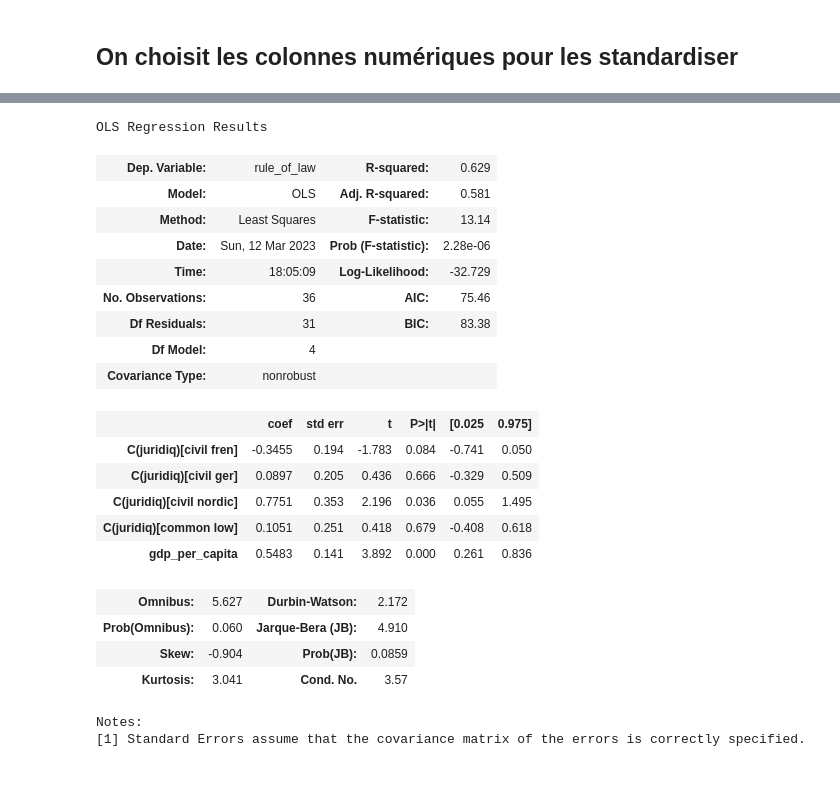
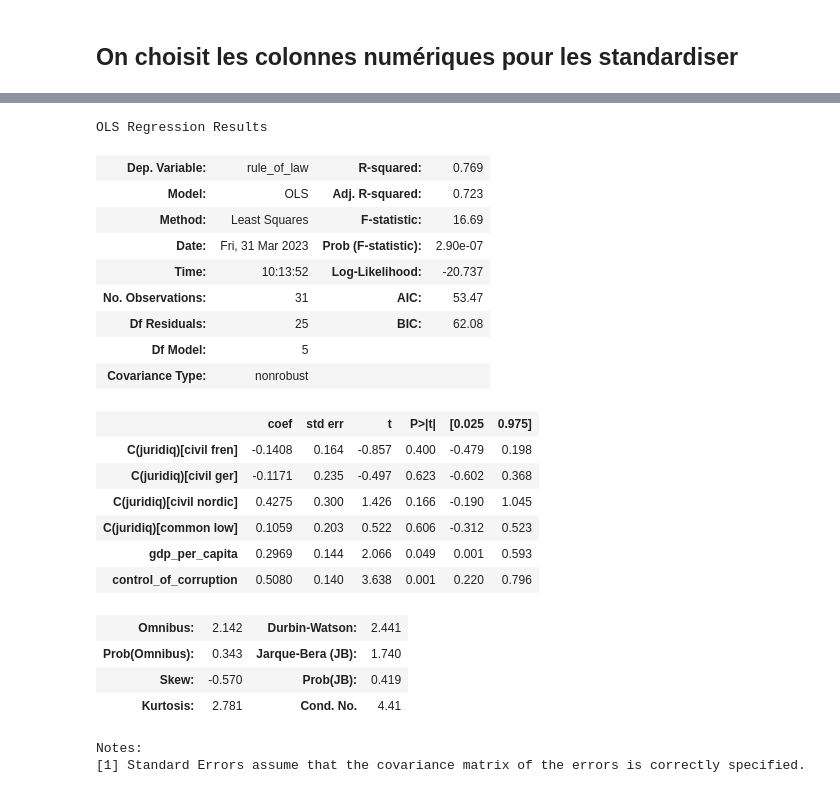
Before and after one commit to PauFou/rule_of_law_per_juridiq, a Jupyter notebook: rule_of_law.ipynb, the cells around one changed output, grey strips where cells are left out. Saved outputs shown, nothing was run; the diff lists cells and outputs as text; code cells hidden in the pictures.

```diff
--- a/rule_of_law.ipynb
+++ b/rule_of_law.ipynb
@@ -117,3 +118,11 @@ def standardize(df, features):
     return df_standardized
 # %% [markdown]
 ## On choisit les colonnes numériques pour les standardiser
+# %%
+rule_law_updated_df = rule_of_law_df.merge(debt_df[["code", "country", "juridiq"]], on="code")\
+        .merge(gdp_df, on="code")\
+        .merge(corrupt_df, on="code")[["Country","juridiq", "rule of law", "Value", "corrupt"]]
+# %%
+rule_law_updated_df = rule_law_updated_df[["juridiq", "rule of law", "Value", "corrupt"]]
+rule_law_updated_df.columns = ["juridiq","rule_of_law", "gdp_per_capita", "control_of_corruption"]
+rule_law_updated_df.groupby("juridiq").mean().applymap(lambda x: round(x, 3))
@@ -120,7 +144,12 @@ def standardize(df, features):
+# %%
+rule_law_updated_df.dropna(inplace=True)
+rule_law_updated_df["control_of_corruption"] = rule_law_updated_df["control_of_corruption"].map(lambda x: str(x))
+rule_law_updated_df["control_of_corruption"] = rule_law_updated_df["control_of_corruption"].map(lambda x: x.replace(",", "."))
+rule_law_updated_df["control_of_corruption"] = pd.to_numeric(rule_law_updated_df["control_of_corruption"])
 # %%
-features = ["rule_of_law", "gdp_per_capita"]
+features = ["rule_of_law", "gdp_per_capita", "control_of_corruption"]
 
-df_standardized = standardize(rule_law_df, features)
+df_standardized = standardize(rule_law_updated_df, features)
 # %%
 df_standardized.dtypes
 # %% [output]
@@ -130,29 +160,30 @@ gdp_per_capita    float64
 dtype: object
 # %%
 import statsmodels.formula.api as smf
-model = smf.ols(formula = 'rule_of_law ~ gdp_per_capita + C(juridiq) -1', data=df_standardized).fit()
+model = smf.ols(formula = 'rule_of_law ~ gdp_per_capita + control_of_corruption + C(juridiq) -1', data=df_standardized).fit()
 model.summary()
 # %% [output]
 OLS Regression Results
-| Dep. Variable: | rule_of_law | R-squared: | 0.629 |
-| Model: | OLS | Adj. R-squared: | 0.581 |
-| Method: | Least Squares | F-statistic: | 13.14 |
-| Date: | Sun, 12 Mar 2023 | Prob (F-statistic): | 2.28e-06 |
-| Time: | 18:05:09 | Log-Likelihood: | -32.729 |
-| No. Observations: | 36 | AIC: | 75.46 |
-| Df Residuals: | 31 | BIC: | 83.38 |
-| Df Model: | 4 |  |  |
+| Dep. Variable: | rule_of_law | R-squared: | 0.769 |
+| Model: | OLS | Adj. R-squared: | 0.723 |
+| Method: | Least Squares | F-statistic: | 16.69 |
+| Date: | Fri, 31 Mar 2023 | Prob (F-statistic): | 2.90e-07 |
+| Time: | 10:13:52 | Log-Likelihood: | -20.737 |
+| No. Observations: | 31 | AIC: | 53.47 |
+| Df Residuals: | 25 | BIC: | 62.08 |
+| Df Model: | 5 |  |  |
 | Covariance Type: | nonrobust |  |  |
 |  | coef | std err | t | P>|t| | [0.025 | 0.975] |
-| C(juridiq)[civil fren] | -0.3455 | 0.194 | -1.783 | 0.084 | -0.741 | 0.050 |
-| C(juridiq)[civil ger] | 0.0897 | 0.205 | 0.436 | 0.666 | -0.329 | 0.509 |
-| C(juridiq)[civil nordic] | 0.7751 | 0.353 | 2.196 | 0.036 | 0.055 | 1.495 |
-| C(juridiq)[common low] | 0.1051 | 0.251 | 0.418 | 0.679 | -0.408 | 0.618 |
-| gdp_per_capita | 0.5483 | 0.141 | 3.892 | 0.000 | 0.261 | 0.836 |
+| C(juridiq)[civil fren] | -0.1408 | 0.164 | -0.857 | 0.400 | -0.479 | 0.198 |
+| C(juridiq)[civil ger] | -0.1171 | 0.235 | -0.497 | 0.623 | -0.602 | 0.368 |
+| C(juridiq)[civil nordic] | 0.4275 | 0.300 | 1.426 | 0.166 | -0.190 | 1.045 |
+| C(juridiq)[common low] | 0.1059 | 0.203 | 0.522 | 0.606 | -0.312 | 0.523 |
+| gdp_per_capita | 0.2969 | 0.144 | 2.066 | 0.049 | 0.001 | 0.593 |
+| control_of_corruption | 0.5080 | 0.140 | 3.638 | 0.001 | 0.220 | 0.796 |
-| Omnibus: | 5.627 | Durbin-Watson: | 2.172 |
-| Prob(Omnibus): | 0.060 | Jarque-Bera (JB): | 4.910 |
-| Skew: | -0.904 | Prob(JB): | 0.0859 |
-| Kurtosis: | 3.041 | Cond. No. | 3.57 |
+| Omnibus: | 2.142 | Durbin-Watson: | 2.441 |
+| Prob(Omnibus): | 0.343 | Jarque-Bera (JB): | 1.740 |
+| Skew: | -0.570 | Prob(JB): | 0.419 |
+| Kurtosis: | 2.781 | Cond. No. | 4.41 |
 Notes:
 [1] Standard Errors assume that the covariance matrix of the errors is correctly specified.
 # %%
```
Also changed, not shown: parts of 9 cells of this notebook, 7 other files.
